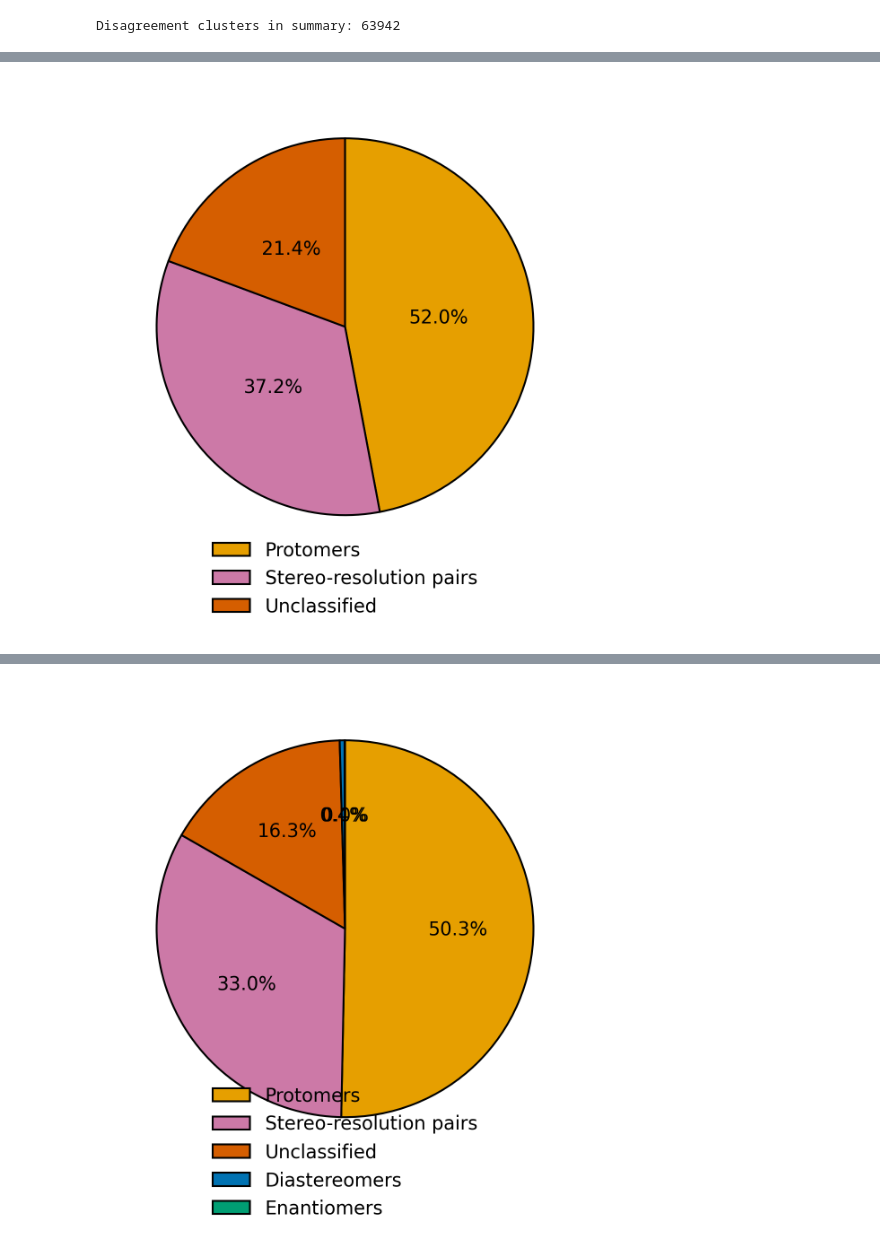
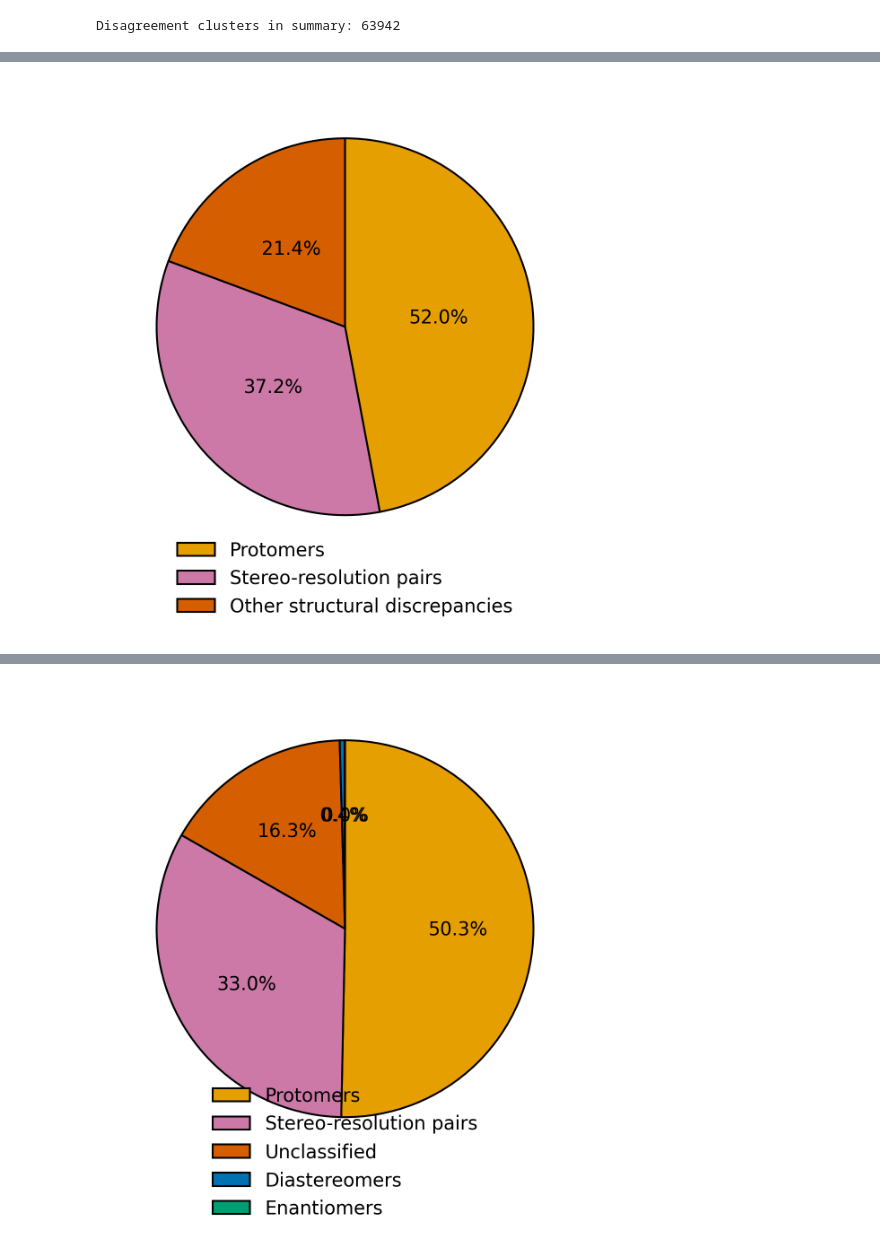
Before and after one commit to Digital-Metabolic-Twin-Centre/stereomapper, a Jupyter notebook: experiments/analysis/clustering_results_original.ipynb, the cells around one changed output, grey strips where cells are left out. Saved outputs shown, nothing was run; the diff lists cells and outputs as text; code cells hidden in the pictures.

Commit message:
update figs, unclassified to mixed rels

```diff
--- a/experiments/analysis/clustering_results_original.ipynb
+++ b/experiments/analysis/clustering_results_original.ipynb
@@ -1279,7 +1278,7 @@ summary_dis
 
 # # Define replacements
 replacements = {
-    "No classification": "Unclassified",
+    "Unclassified": "Other structural discrepancies",
     "Unresolved (Possible Pipeline Error)": "Unresolved"
 }
 
@@ -1322,7 +1321,7 @@ palette = {
     "Diastereomers": "#0072B2",
     "Protomers": "#E69F00",
     "Stereo-resolution pairs": "#CC79A7",
-    "Unclassified": "#D55E00",
+    "Other structural discrepancies": "#D55E00",
     "Unresolved": "#F0E442",
 }
 default_colour = "#999999"
@@ -1357,31 +1356,32 @@ wedges, texts, autotexts = ax.pie(
     textprops=dict(fontsize=10),
 )
 
 for lbl, autotext in zip(major_labels, autotexts):
     pct_true = rel_percentages[lbl]      # your correct percentage
     autotext.set_text(f"{pct_true:.1f}%")
 
 
 ax.set_aspect("equal")
 
 # Legend: same layout choices as the other pie
 ax.legend(
     wedges,
     major_labels,
     loc="lower center",
     bbox_to_anchor=(0.5, -0.15),
     ncol=1,
     frameon=False,
     fontsize=10,
 )
 
 # Use the same margins for both pies
 plt.subplots_adjust(left=0.15, right=0.85, top=0.95, bottom=0.25)
 
 plt.show()
 
 # remove after
 out_base = '/home/jackmcgoldrick/drive/Recon4IMD/WP5_Reconstruction/T5.1_ReconXKG/papers/stereomapper/v3/graphics'
 fig.savefig(out_base +".svg")
+fig.savefig(out_base +".pdf")
 # %% [output]
-[figure, old version]
+[figure, new version]
```
Also changed, not shown: parts of 17 cells of this notebook, 1 other file.
